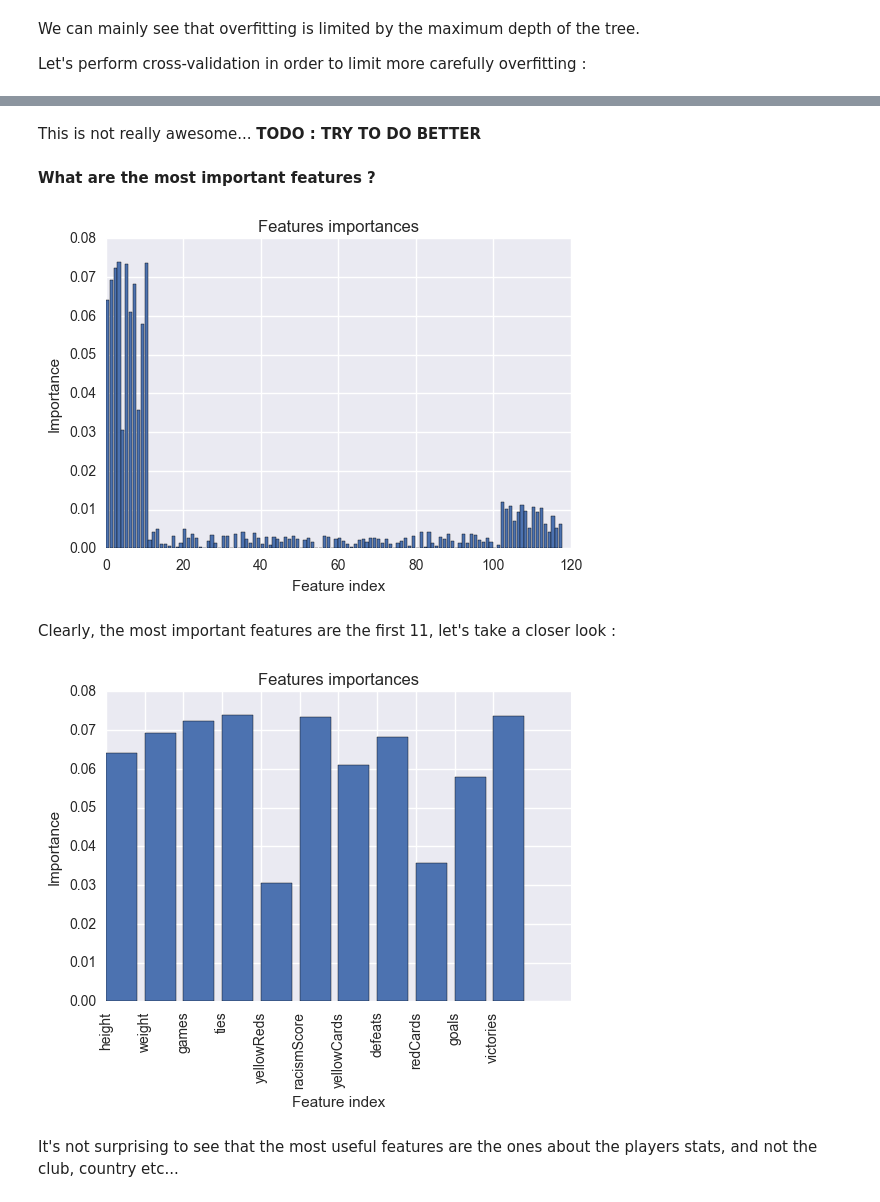
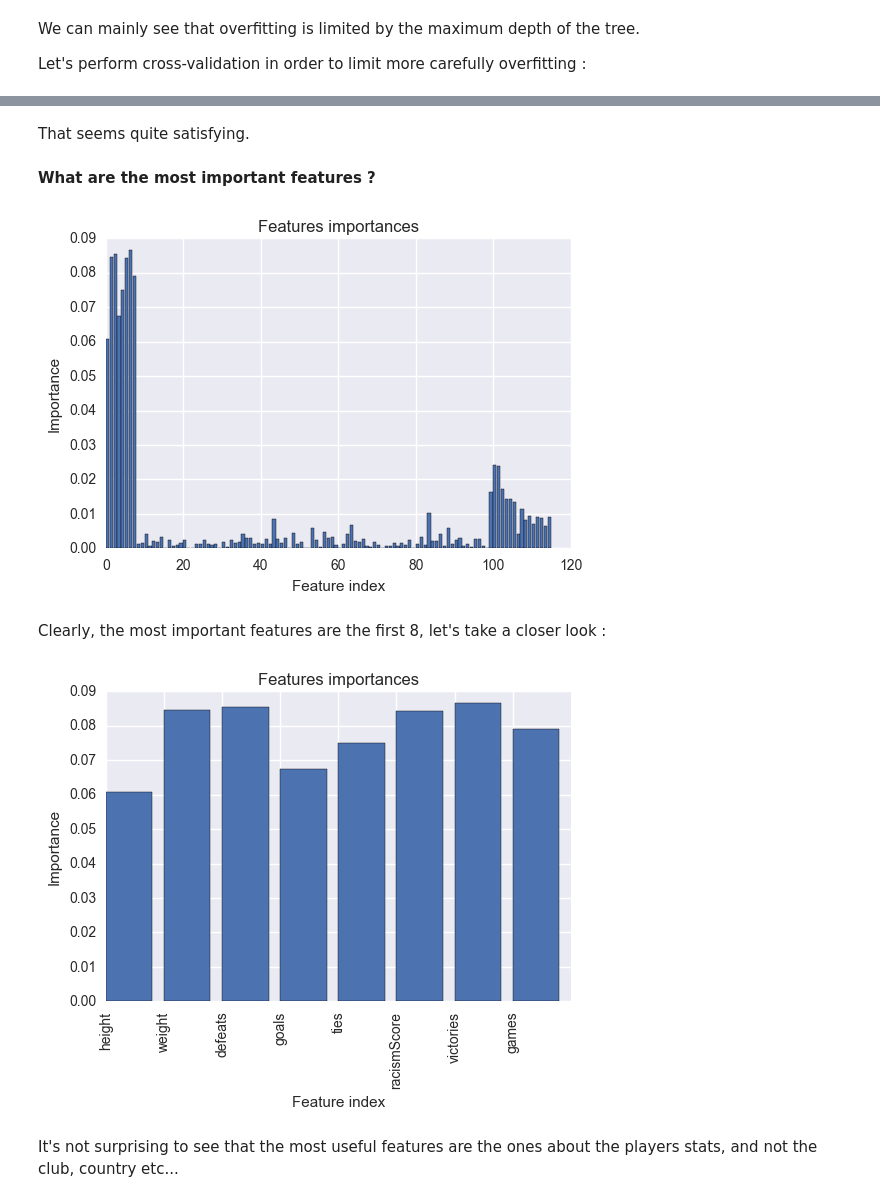
Before and after one commit to loistal/ADA_lab1, a Jupyter notebook: 04 - Applied ML/Football Players ML.ipynb, the cells around one changed output, grey strips where cells are left out. Drawn from its saved outputs; the diff is of its cells as text; code cells hidden in the pictures.

Commit message:
binary skin color

```diff
--- a/04 - Applied ML/Football Players ML.ipynb
+++ b/04 - Applied ML/Football Players ML.ipynb
@@ -205,8 +205,12 @@ We can now define our new `racismScore attribute` :
 $$racismScore = (yellowCard + redCard) \times (newIAT + newExp) / 2 $$
 where $newIAT = meanIAT - min(meanIAT) + 1$ and $newExp = meanExp - min(meanExp) + 1$ in order to not modify the number of cards when the IAT and Exp values are minimum.
 # %%
+# Define the new feature
 newIAT = df['meanIAT'] - min(df['meanIAT']) + 1
 newExp = df['meanExp'] - min(df['meanExp']) + 1
 df['racismScore'] = (df['yellowCards'] + df['redCards']) * (newIAT + newExp) / 2
+
+# Drop cards related ones to not count them twice
+df = df.drop(['yellowCards', 'redCards', 'yellowReds'], axis = 1)
 # %% [markdown]
 ### Extracting Player Descriptions
@@ -216,8 +220,8 @@ Now that we have a way to caracterize racism, we want to drop referee informatio
 df = df.drop(['refNum', 'refCountry', 'Alpha_3', 'meanIAT', 'nIAT', 'seIAT', 'meanExp', 'nExp', 'seExp'], axis = 1)
 
 # Define the functions used to aggregate data
-funcs = {'games': sum, 'victories': sum, 'ties': sum, 'defeats': sum, 'goals': sum, 'yellowCards': sum,
-        'yellowReds': sum, 'redCards': sum, 'rater1': np.mean, 'rater2': np.mean, 'racismScore': np.mean}
+funcs = {'games': sum, 'victories': sum, 'ties': sum, 'defeats': sum, 'goals': sum,
+         'rater1': np.mean, 'rater2': np.mean, 'racismScore': np.mean}
 
 # Aggregate player attributes
 groupby_cols = ['playerShort', 'player', 'club', 'leagueCountry', 'birthday', 'height', 'weight', 'position', 'photoID']
@@ -226,6 +230,7 @@ df = df.groupby(groupby_cols).agg(funcs).reset_index()
 # Average the raters
 df['skinColor'] = (df['rater1'] + df['rater2']) / 2
 df = df.drop(['rater1', 'rater2'], axis = 1)
+df['skinColor'] = df['skinColor'].apply(lambda x : 0 if x < 0.5 else 1)
 
 df.head(5)
 # %% [output]
@@ -249,10 +254,5 @@ Now, we can encode our useful categorical data with dummies :
 # Convert categorical data to dummy variables
 df = pd.get_dummies(df, columns=['club', 'leagueCountry', 'position'])
 
-# Encode the skin color with labels
-from sklearn import preprocessing
-le = preprocessing.LabelEncoder()
-df['skinColor'] = le.fit_transform(df['skinColor'])
-
 df.head(5)
 # %% [output]
@@ -352,6 +352,5 @@ plt.show()
-# %% [markdown]
-This is not really awesome...
-**TODO : TRY TO DO BETTER**
+# %% [markdown]
+That seems quite satisfying.
 # %% [markdown]
 **What are the most important features ?**
 # %%
@@ -368,23 +367,23 @@ ax.set_xlabel('Feature index')
 ax.set_ylabel('Importance')
 plt.show()
 # %% [output]
-[figure, old version]
+[figure, new version]
 # %% [markdown]
-Clearly, the most important features are the first 11, let's take a closer look :
+Clearly, the most important features are the first 8, let's take a closer look :
 # %%
-importances = rfc.feature_importances_[:11]
-names = list(df.columns[:11])
+importances = rfc.feature_importances_[:8]
+names = list(df.columns[:8])
 
 fig, ax = plt.subplots()
 ax.bar(left=np.arange(len(importances)), height=importances)
 ax.set_title('Features importances')
 ax.set_xlabel('Feature index')
 ax.set_ylabel('Importance')
 ax.set_xticklabels(names, rotation='vertical', ha='center')
 ax.set_xticks(np.arange(len(importances)))
 plt.show()
 # %% [output]
-[figure, old version]
+[figure, new version]
 # %% [markdown]
 It's not surprising to see that the most useful features are the ones about the players stats, and not the club, country etc...
 # %% [markdown]
```
Also changed, not shown: parts of 6 cells of this notebook.
